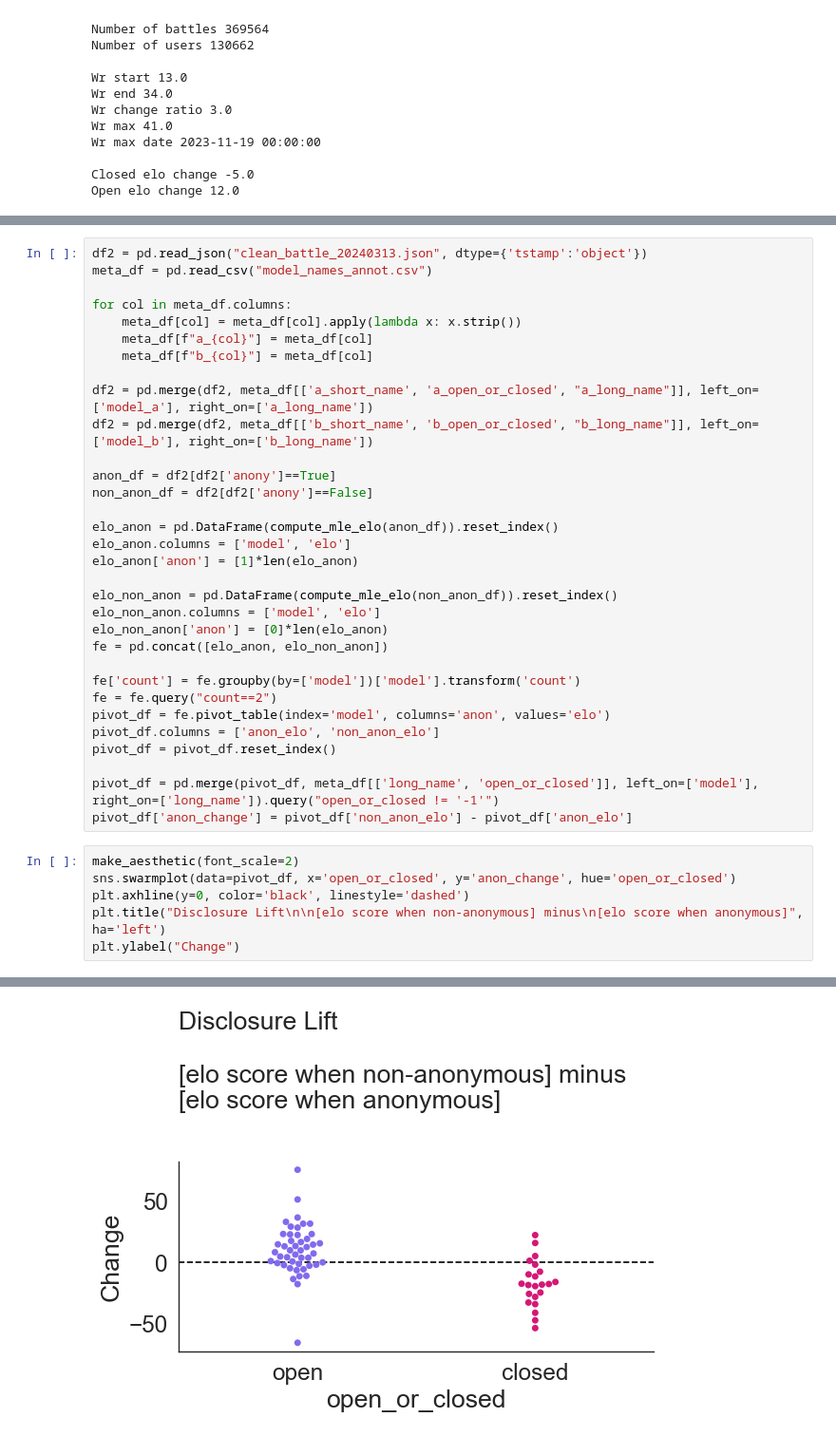
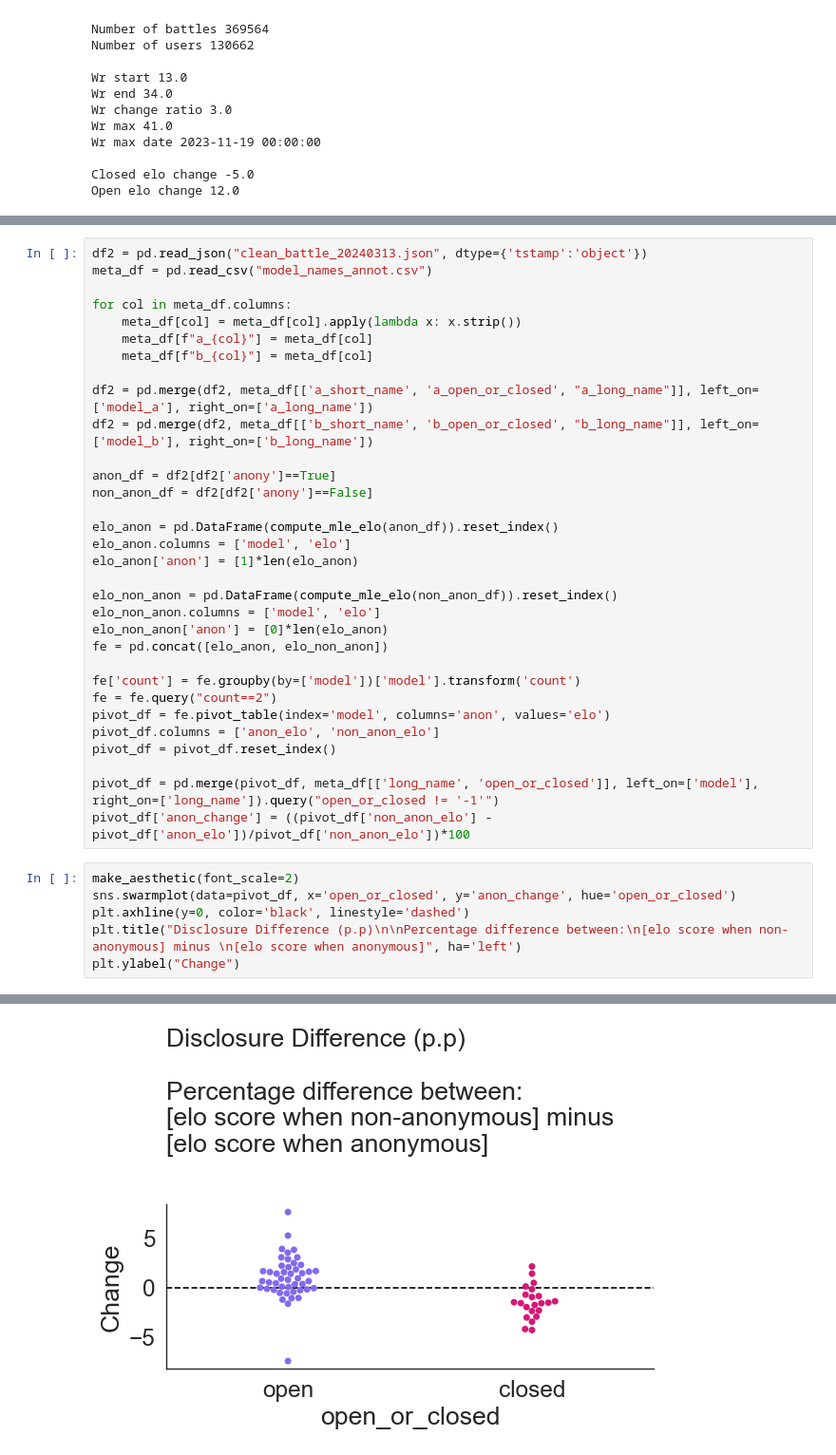
Before and after one commit to josh-ashkinaze/cbot, a Jupyter notebook: bootstrap_analysis.ipynb, the cells around one changed output, grey strips where cells are left out. Shown at 95% size. Saved outputs shown, nothing was run; the diff lists cells and outputs as text.

```diff
--- a/bootstrap_analysis.ipynb
+++ b/bootstrap_analysis.ipynb
@@ -559,15 +564,15 @@ pivot_df.columns = ['anon_elo', 'non_anon_elo']
 pivot_df = pivot_df.reset_index()
 
 pivot_df = pd.merge(pivot_df, meta_df[['long_name', 'open_or_closed']], left_on=['model'], right_on=['long_name']).query("open_or_closed != '-1'")
-pivot_df['anon_change'] = pivot_df['non_anon_elo'] - pivot_df['anon_elo']
+pivot_df['anon_change'] = ((pivot_df['non_anon_elo'] - pivot_df['anon_elo'])/pivot_df['non_anon_elo'])*100
 # %%
 make_aesthetic(font_scale=2)
 sns.swarmplot(data=pivot_df, x='open_or_closed', y='anon_change', hue='open_or_closed')
 plt.axhline(y=0, color='black', linestyle='dashed')
-plt.title("Disclosure Lift\n\n[elo score when non-anonymous] minus\n[elo score when anonymous]", ha='left')
+plt.title("Disclosure Difference (p.p)\n\nPercentage difference between:\n[elo score when non-anonymous] minus \n[elo score when anonymous]", ha='left')
 plt.ylabel("Change")
 # %% [output]
 Text(23.244444444444454, 0.5, 'Change')
-[figure, old version]
+[figure, new version]
 # %%
 plt.figure(figsize=(12,18))
```
Also changed, not shown: parts of 8 cells of this notebook.
